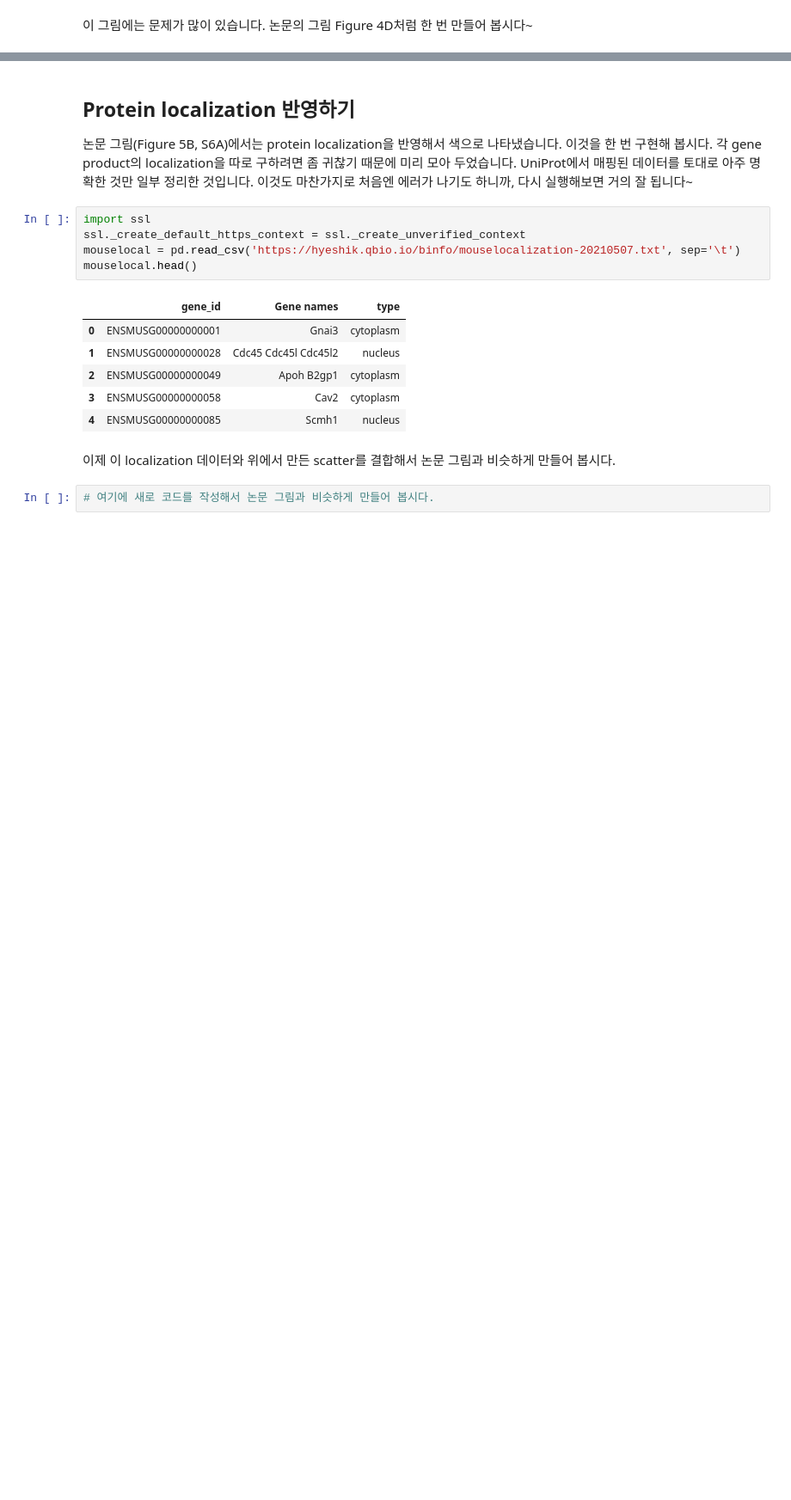
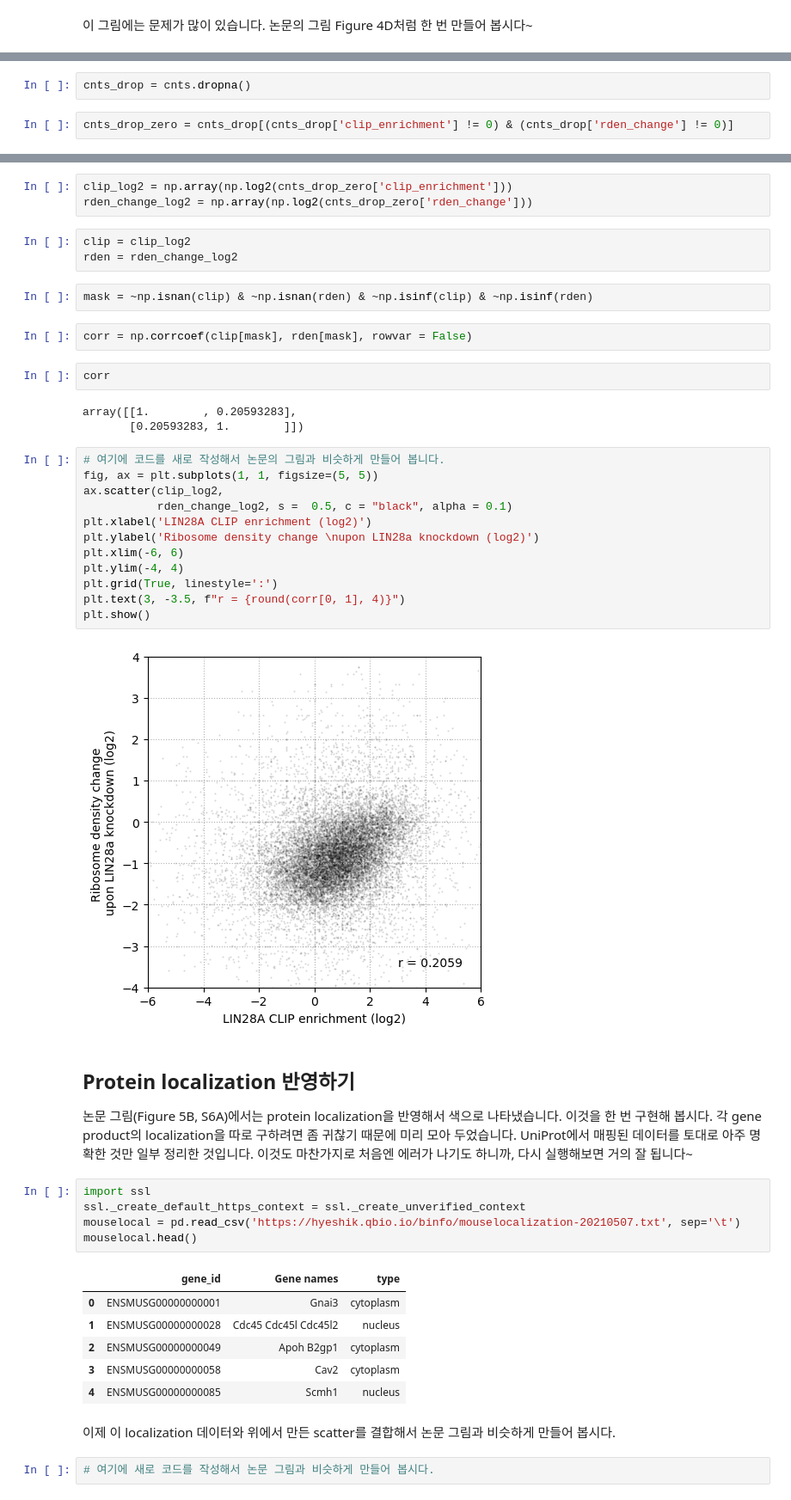
Before and after one commit to Junhyeong02/bioinfo1_project, a Jupyter notebook: CoLab_TermProj_2025_1.ipynb, the cells around one changed output, grey strips where cells are left out. Shown at 86% size. Cells and saved outputs as stored; diff of their text form; blank space fills up the shorter version.

Commit message:
visualization

```diff
--- a/CoLab_TermProj_2025_1.ipynb
+++ b/CoLab_TermProj_2025_1.ipynb
@@ -310,0 +310,4 @@ ModuleNotFoundError: No module named 'matplotlib'
+# %%
+cnts_drop = cnts.dropna()
+# %%
+cnts_drop_zero = cnts_drop[(cnts_drop['clip_enrichment'] != 0) & (cnts_drop['rden_change'] != 0)]
@@ -311,3 +331,32 @@ ModuleNotFoundError: No module named 'matplotlib'
+# %%
+clip_log2 = np.array(np.log2(cnts_drop_zero['clip_enrichment']))
+rden_change_log2 = np.array(np.log2(cnts_drop_zero['rden_change']))
+# %%
+clip = clip_log2
+rden = rden_change_log2
+# %%
+mask = ~np.isnan(clip) & ~np.isnan(rden) & ~np.isinf(clip) & ~np.isinf(rden)
+# %%
+corr = np.corrcoef(clip[mask], rden[mask], rowvar = False)
+# %%
+corr
+# %% [output]
+array([[1.        , 0.20593283],
+       [0.20593283, 1.        ]])
+# %%
+# 여기에 코드를 새로 작성해서 논문의 그림과 비슷하게 만들어 봅니다.
+fig, ax = plt.subplots(1, 1, figsize=(5, 5))
+ax.scatter(clip_log2,
+           rden_change_log2, s =  0.5, c = "black", alpha = 0.1)
+plt.xlabel('LIN28A CLIP enrichment (log2)')
+plt.ylabel('Ribosome density change \nupon LIN28a knockdown (log2)')
+plt.xlim(-6, 6)
+plt.ylim(-4, 4)
+plt.grid(True, linestyle=':')
+plt.text(3, -3.5, f"r = {round(corr[0, 1], 4)}")
+plt.show()
+# %% [output]
+[figure, added]
 # %% [markdown]
 ## Protein localization 반영하기
 
```
Also changed, not shown: parts of 12 cells of this notebook.
